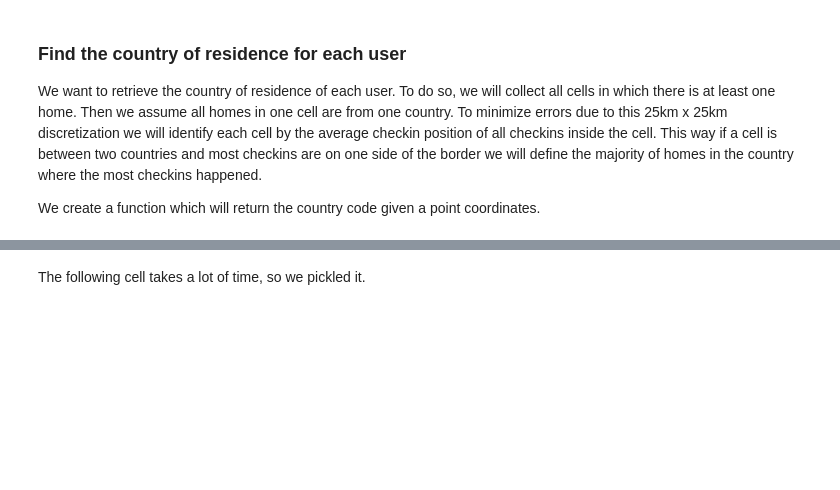
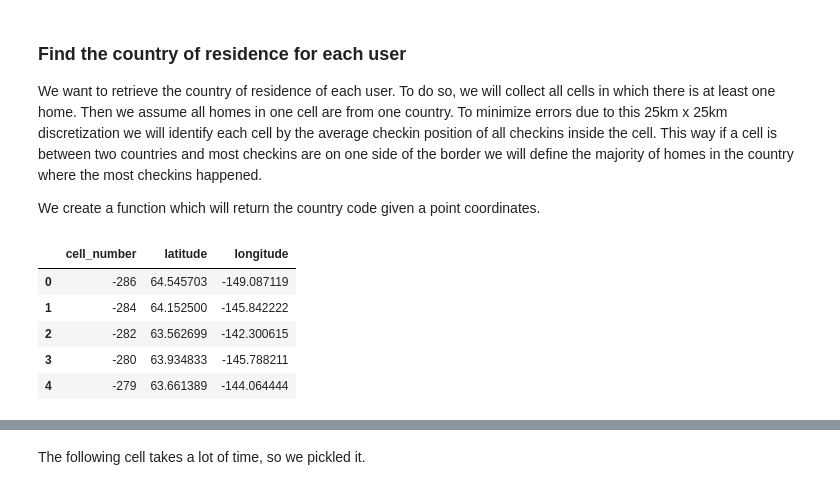
Before and after one commit to epfl-ada/ada-2020-project-milestone-p3-p3_pia, a Jupyter notebook: extension_analysis.ipynb, the cells around one changed output, grey strips where cells are left out. Saved outputs shown, nothing was run; the diff lists cells and outputs as text; code cells hidden in the pictures; blank space fills up the shorter version.

```diff
--- a/extension_analysis.ipynb
+++ b/extension_analysis.ipynb
@@ -384,3 +384,18 @@ homes_b.head()
 We want to retrieve the country of residence of each user. To do so, we will collect all cells in which there is at least one home. Then we assume all homes in one cell are from one country. To minimize errors due to this 25km x 25km discretization we will identify each cell by the average checkin position of all checkins inside the cell. This way if a cell is between two countries and most checkins are on one side of the border we will define the majority of homes in the country where the most checkins happened.
 
 We create a function which will return the country code given a point coordinates.
+# %%
+center_cells_b = checkins_b[['latitude', 'longitude', 'cell_number']].groupby('cell_number').mean()
+center_cells_g = checkins_g[['latitude', 'longitude', 'cell_number']].groupby('cell_number').mean()
+
+center_cells_b = center_cells_b.reset_index()
+center_cells_g = center_cells_g.reset_index()
+# %%
+center_cells_b.head()
+# %% [output]
+|  | cell_number | latitude | longitude |
+| 0 | -286 | 64.545703 | -149.087119 |
+| 1 | -284 | 64.152500 | -145.842222 |
+| 2 | -282 | 63.562699 | -142.300615 |
+| 3 | -280 | 63.934833 | -145.788211 |
+| 4 | -279 | 63.661389 | -144.064444 |
```
Also changed, not shown: parts of 18 cells of this notebook.
